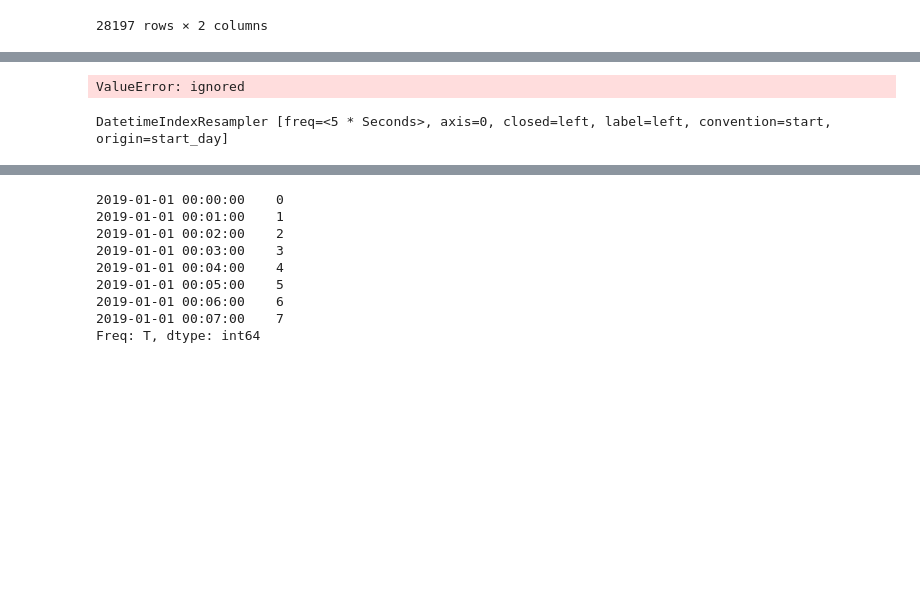
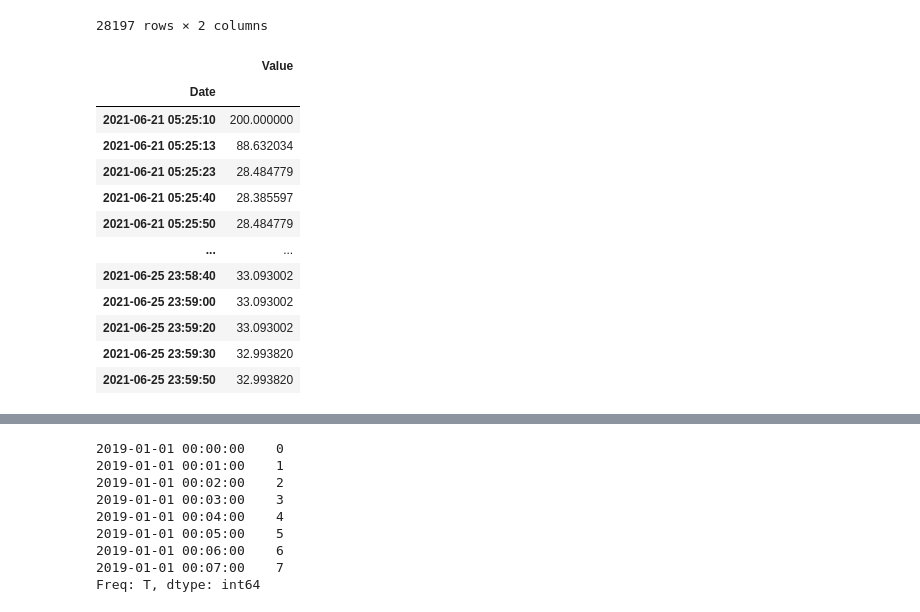
Before and after one commit to sipocz/XLS_Conv, a Jupyter notebook: XLS_converter.ipynb, the cells around one changed output, grey strips where cells are left out. Drawn from its saved outputs; the diff is of its cells as text; code cells hidden in the pictures; blank space fills up the shorter version.

```diff
--- a/XLS_converter.ipynb
+++ b/XLS_converter.ipynb
@@ -199,5 +199,18 @@ df.reindex()
 # %%
 df.set_index("Date",inplace=True)
 # %%
-df.Value
+df
 # %% [output]
+|  | Value |
+| Date |  |
+| 2021-06-21 05:25:10 | 200.000000 |
+| 2021-06-21 05:25:13 | 88.632034 |
+| 2021-06-21 05:25:23 | 28.484779 |
+| 2021-06-21 05:25:40 | 28.385597 |
+| 2021-06-21 05:25:50 | 28.484779 |
+| ... | ... |
+| 2021-06-25 23:58:40 | 33.093002 |
+| 2021-06-25 23:59:00 | 33.093002 |
+| 2021-06-25 23:59:20 | 33.093002 |
+| 2021-06-25 23:59:30 | 32.993820 |
+| 2021-06-25 23:59:50 | 32.993820 |
@@ -217,8 +217,0 @@ Name: Value, Length: 28197, dtype: float64
-# %%
-df2=df.Value.resample("5s").pad()
-# %% [output]
-ValueError: ignored
-# %%
-print(df2)
-# %% [output]
-DatetimeIndexResampler [freq=<5 * Seconds>, axis=0, closed=left, label=left, convention=start, origin=start_day]
```
Also changed, not shown: parts of 10 cells of this notebook.
